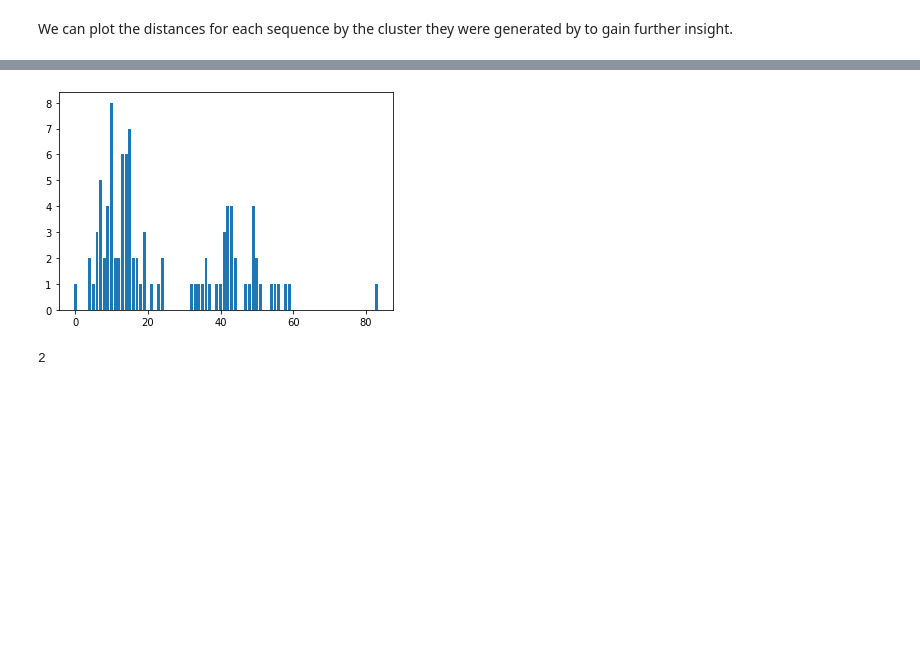
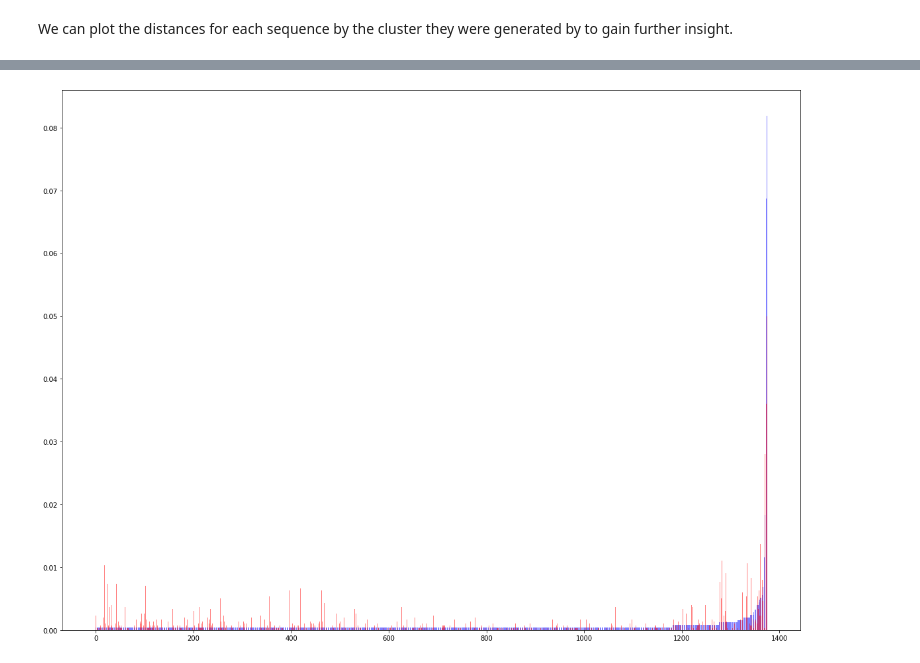
Before and after one commit to manuelgloeckler/sequence_bioinfo, a Jupyter notebook: project/Gentype Evaluation.ipynb, the cells around one changed output, grey strips where cells are left out. Cells and saved outputs as stored; diff of their text form; code cells hidden in the pictures; blank space fills up the shorter version.

```diff
--- a/project/Gentype Evaluation.ipynb
+++ b/project/Gentype Evaluation.ipynb
@@ -204,19 +227,0 @@ ax = sns.heatmap(df)
-# %%
-from collections import Counter
-c = Counter(assigned_distance.values())
-plt.bar(c.keys(), c.values())
-plt.show()
-# %% [output]
-[figure, removed]
-# %%
-cluster_diff_count = 0
-seen = []
-for i, row in enumerate(inference_matrix_training):
-    if str(row) in seen: continue
-    seen.append(str(row))
-    for j, sample in enumerate(samples):
-        if (assignments[tuple(sample)] == tuple(row)).all() and mm.Z[i] != clusters[j]:
-            cluster_diff_count += 1
-cluster_diff_count
-# %% [output]
-2
@@ -226,3 +228,15 @@ def KL_div(p, q):
+# %%
+distributions_list = list(distributions.values())
+distributions_list.sort(key = lambda x: x[0])
+
+occs = [a for (a,b) in distributions_list]
+ass = [b for (a,b) in distributions_list]
+fig, ax = plt.subplots(figsize=(20,15))
+plt.bar(range(len(occs)), occs, alpha = 0.5, color = "b")
+plt.bar(range(len(ass)), ass, alpha = 0.5, color = "r")
+plt.show()
+# %% [output]
+[figure, added]
 # %%
 null_model = inference_matrix_training.sum(axis=0)
 null_model /= inference_matrix_training.sum()
```
Also changed, not shown: parts of 17 cells of this notebook, 3 other files.
